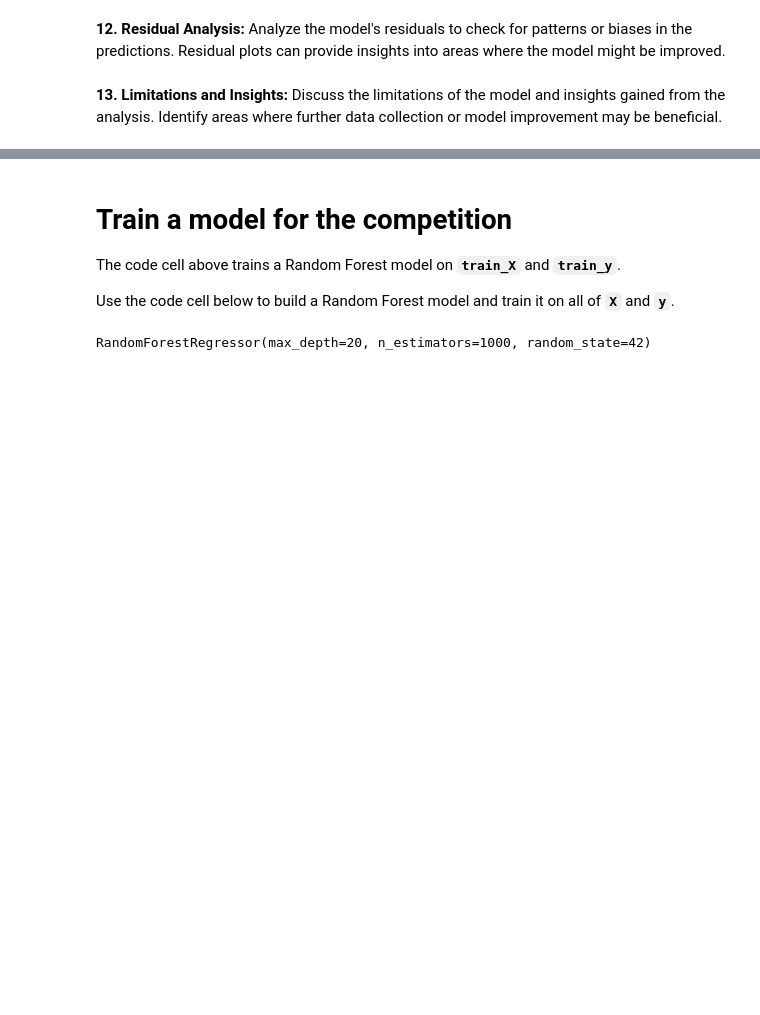
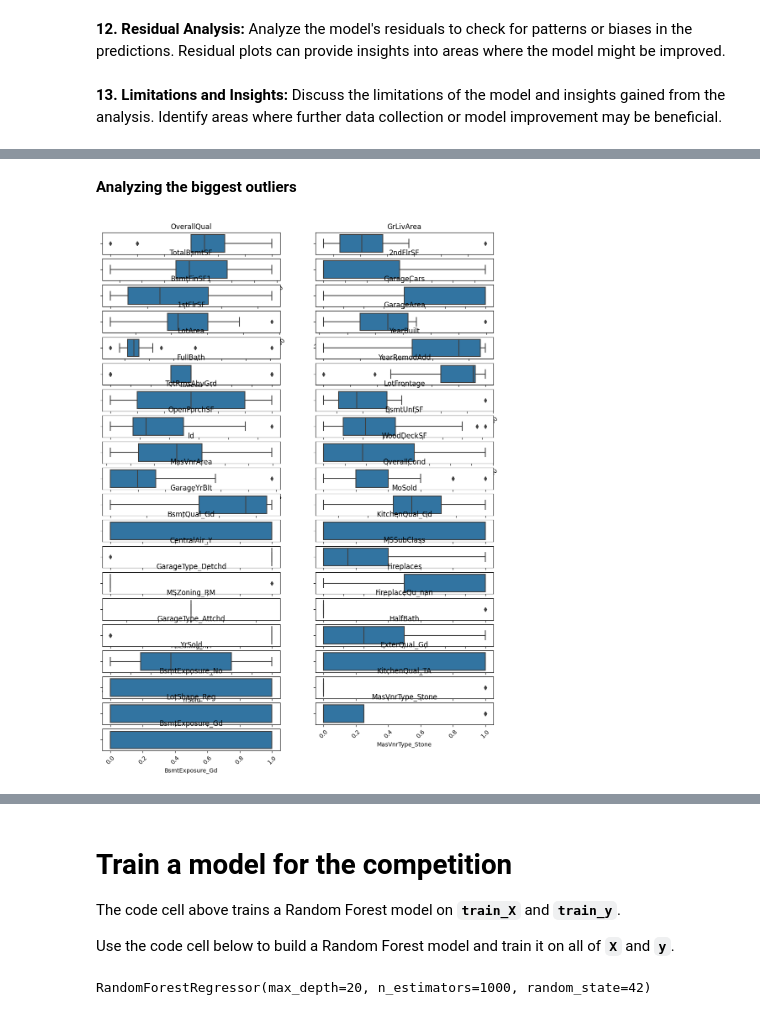
Before and after one commit to danikvh/Kaggle, a Jupyter notebook: Competitions/1. Housing Prices Competition/1. Housing Prices Competition.ipynb, the cells around one changed output, grey strips where cells are left out. Saved outputs shown, nothing was run; the diff lists cells and outputs as text; code cells hidden in the pictures; blank space fills up the shorter version.

```diff
--- a/Competitions/1. Housing Prices Competition/1. Housing Prices Competition.ipynb
+++ b/Competitions/1. Housing Prices Competition/1. Housing Prices Competition.ipynb
@@ -523,0 +567,29 @@ NameError: name 'X_new' is not defined
+# %% [markdown]
+**Analyzing the biggest outliers**
+# %%
+# Make predictions on the test set
+y_pred = rf_model.predict(X_test)
+
+# Calculate the absolute residuals
+residuals = abs(y_test - y_pred)
+
+# Find the instances with the largest absolute residuals
+largest_residuals_idx = residuals.nlargest(20).index
+
+# Get the corresponding feature values for these instances
+instances_with_largest_residuals = X_test.loc[largest_residuals_idx]
+
+# Get the number of features
+num_features = len(instances_with_largest_residuals.columns)
+
+# Create subplots with two columns for each feature
+plt.figure(figsize=(12, 16))
+for i, col in enumerate(instances_with_largest_residuals.columns):
+    plt.subplot(num_features // 2 + num_features % 2, 2, i+1)
+    sns.boxplot(x=instances_with_largest_residuals[col])
+    plt.title(col)
+    plt.xticks(rotation=45)  # Rotate x-axis labels for better readability
+
+plt.show()
+# %% [output]
+[figure, added]
```
Also changed, not shown: parts of 19 cells of this notebook, 1 other file.
